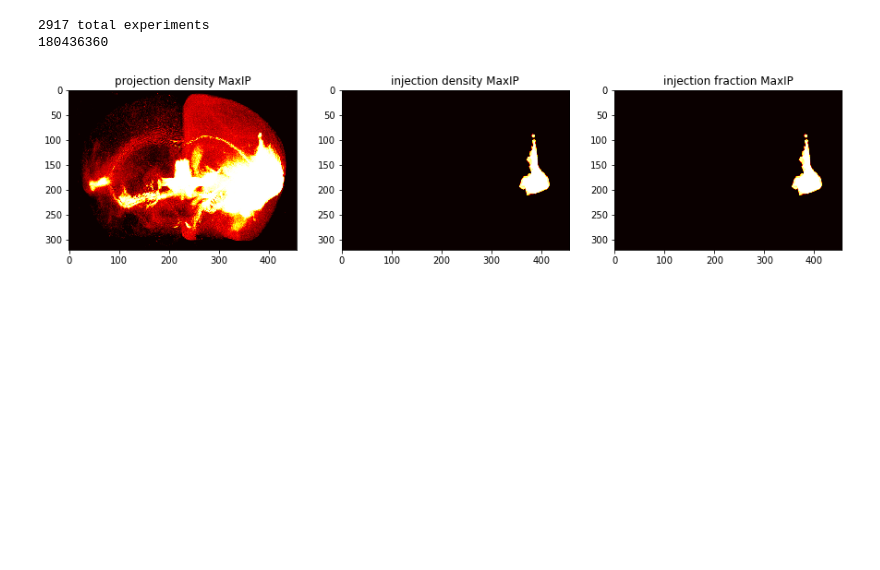
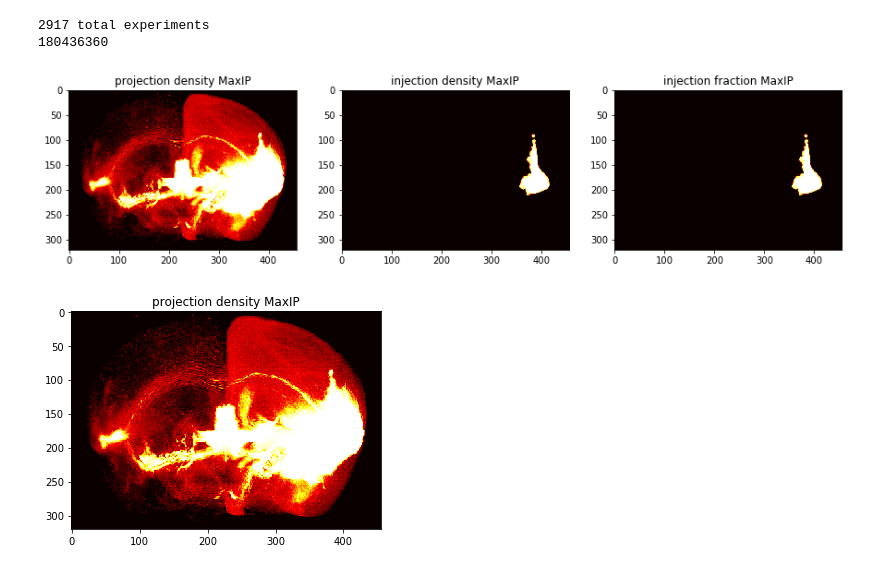
Before and after one commit to linum-uqam/m2m, a Jupyter notebook: src/test.ipynb, the cells around one changed output. Drawn from its saved outputs; the diff is of its cells as text; code cells hidden in the pictures; blank space fills up the shorter version.

Commit message:
ajout d'une méthode permettant d'afficher le volume d'injection

```diff
--- a/src/test.ipynb
+++ b/src/test.ipynb
@@ -145,32 +145,47 @@ mcc = MouseConnectivityCache()
 
     4. ecrire une fonction
         a. option1:
 
             def fluorescence_volume(injection_regions):
                 volume = 0
                 rois = []
                 OU
                 afficher image ?
                 return volume, rois
 
         b. option2:
 
             def fluorescence_volume(injection_coordinates):
                 volume = 0
                 rois = []
                 OU
                 afficher image ?
                 return volume, rois
 
     5. appel de la fonction
 
 """
 def load_allen_experiments():
     # open up a list of all of the experiments
     return MouseConnectivityCache().get_experiments(dataframe=True)
 
-def get_id_from_injection_coord(x,y,z):
-    injection_coord = [x, y, z]
+def get_id_from_injection_coord(injection_coord):#(x,y,z):
+    #injection_coord = [x, y, z]
     all_experiments = load_allen_experiments()
     experiment_id = all_experiments.index[all_experiments['injection-coordinates'].map(set(injection_coord).issubset)].tolist()
     return experiment_id[0]
+
+def get_projection_density(experiment_id):
+    pd, pd_info = mcc.get_projection_density(experiment_id)
+    # compute the maximum intensity projection (along the anterior-posterior axis) of the projection data
+    pd_mip = pd.max(axis=0)
+    plt.imshow(pd_mip, cmap='hot', aspect='equal')
+    plt.title("projection density MaxIP")
+    plt.show()
+    return
+
+load_allen_experiments()
+experiment_id = get_id_from_injection_coord([5520, 4470, 10080])
+get_projection_density(experiment_id)
+# %% [output]
+[figure, added]
```
